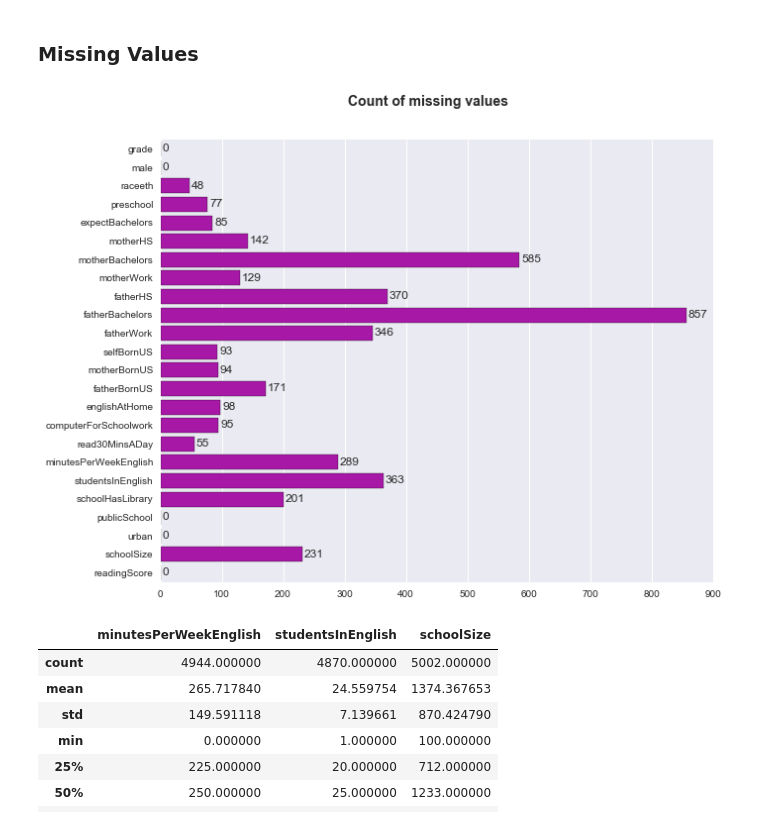
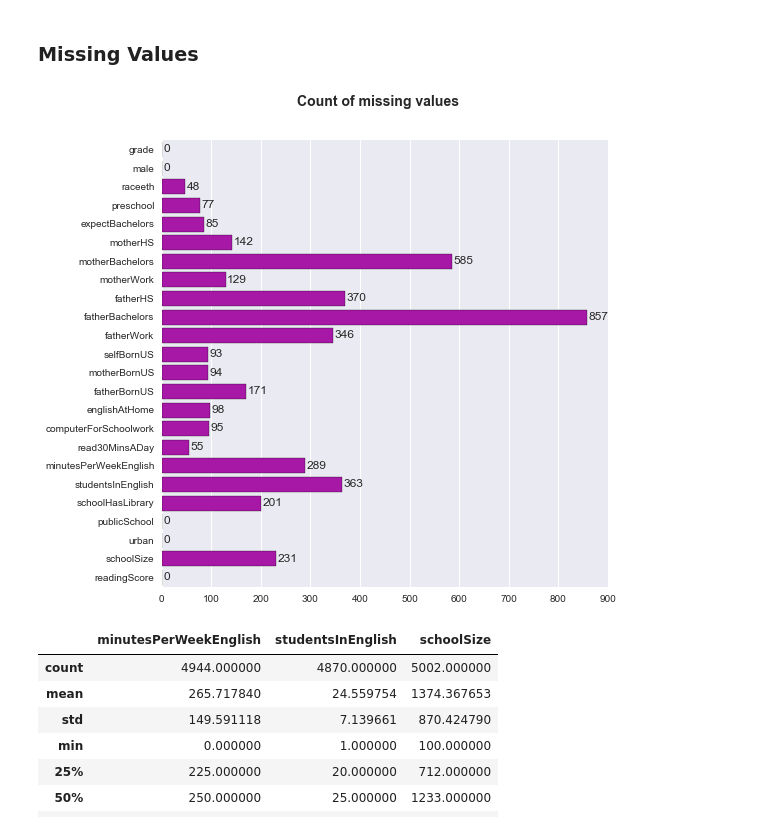
Before and after one commit to shintotm/TestScorePrediction, a Jupyter notebook: exploratory_analysis.ipynb, the cells around one changed output. Cells and saved outputs as stored; diff of their text form; code cells hidden in the pictures.

Commit message:
Updated graphs

```diff
--- a/exploratory_analysis.ipynb
+++ b/exploratory_analysis.ipynb
@@ -45,17 +45,17 @@ pisa.head()
 # %% [markdown]
 ### Missing Values
 # %%
-fig = plt.figure(figsize=(10, 8))
+fig = plt.figure(figsize=(8, 8))
 fig.suptitle('Count of missing values', fontsize=14, fontweight='bold')
 null_data = pisa.isnull().sum()
 ax = sns.barplot(x = null_data.values, y=null_data.index, color="m" )
 i = 0
 for p in ax.patches:
     width = p.get_width()
     ax.text(width + 3, p.get_y() + 0.5, null_data.values[i])
     i += 1
 # %% [output]
-[figure, old version]
+[figure, new version]
 # %%
 # Continuous Features
 contFeatures = ['minutesPerWeekEnglish','studentsInEnglish','schoolSize']
```
Also changed, not shown: parts of 4 cells of this notebook.
